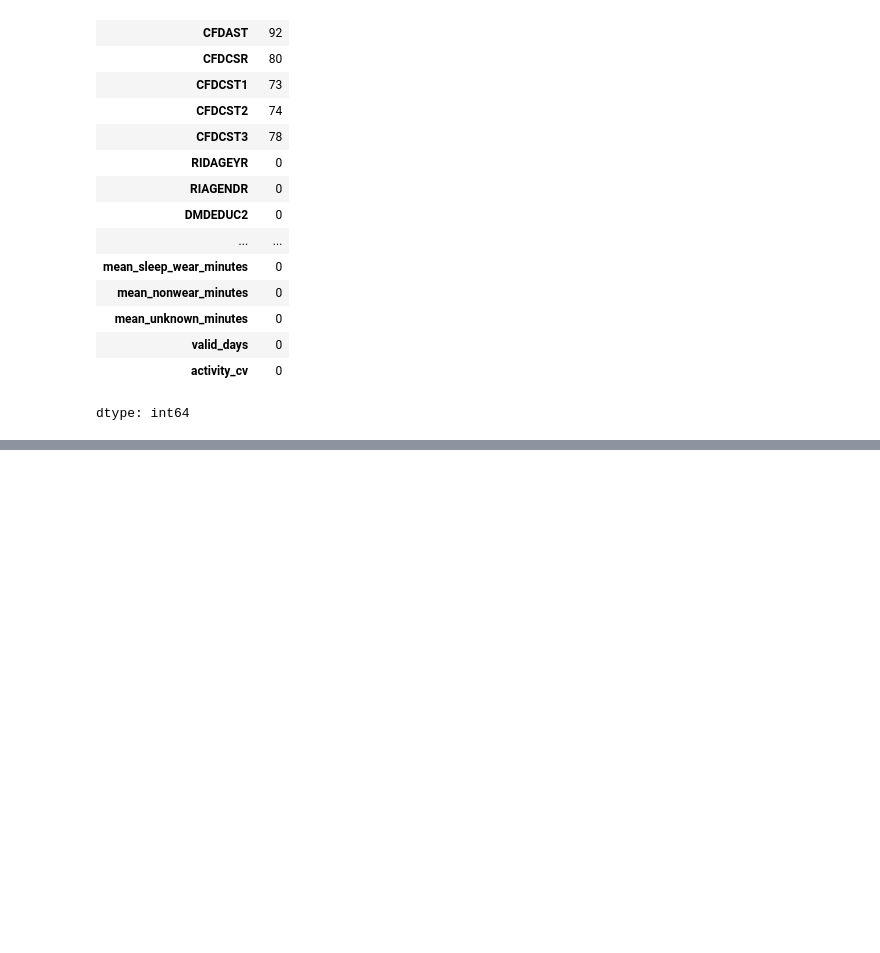
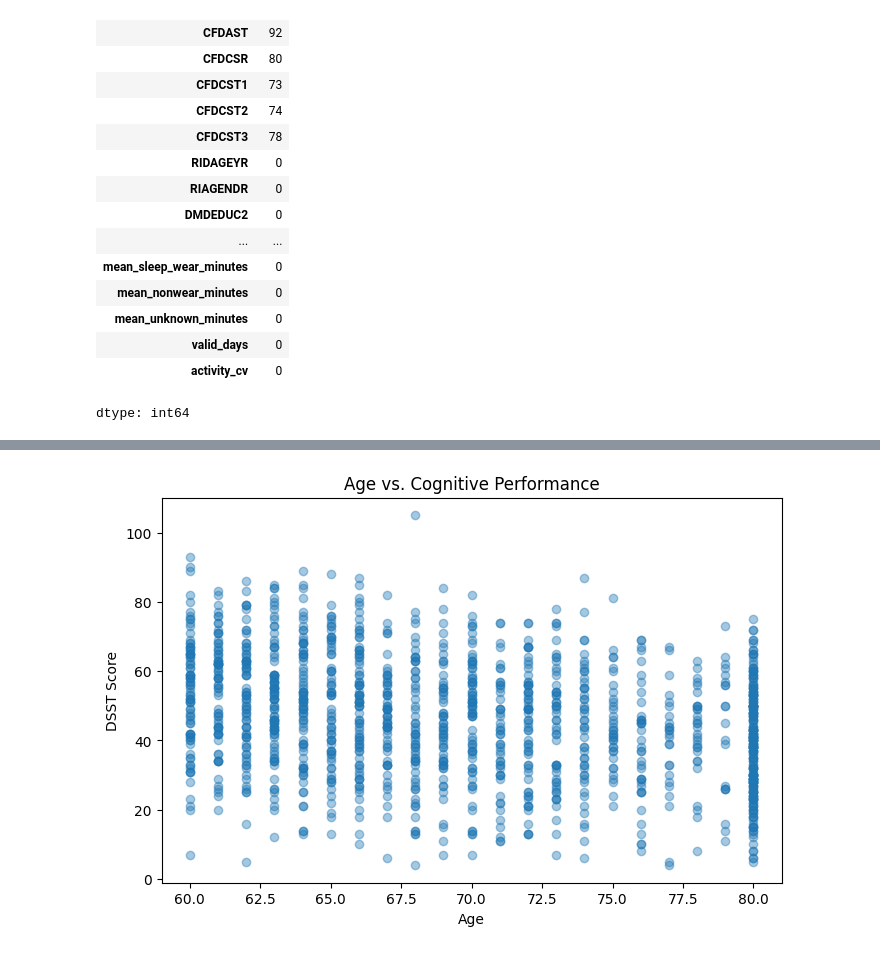
Before and after one commit to aditibhat017-prog/cognitivefunction, a Jupyter notebook: notebooks/01_data_exploration.ipynb, the cells around one changed output, grey strips where cells are left out. Drawn from its saved outputs; the diff is of its cells as text; code cells hidden in the pictures; blank space fills up the shorter version.

```diff
--- a/notebooks/01_data_exploration.ipynb
+++ b/notebooks/01_data_exploration.ipynb
@@ -809,0 +1137,16 @@ dtype: int64
+# %%
+plt.figure(figsize=(8, 5))
+
+plt.scatter(
+    dsst_df["RIDAGEYR"],
+    dsst_df["CFDDS"],
+    alpha=0.4
+)
+
+plt.xlabel("Age")
+plt.ylabel("DSST Score")
+plt.title("Age vs. Cognitive Performance")
+
+plt.show()
+# %% [output]
+[figure, added]
```
Also changed, not shown: parts of 24 cells of this notebook.
